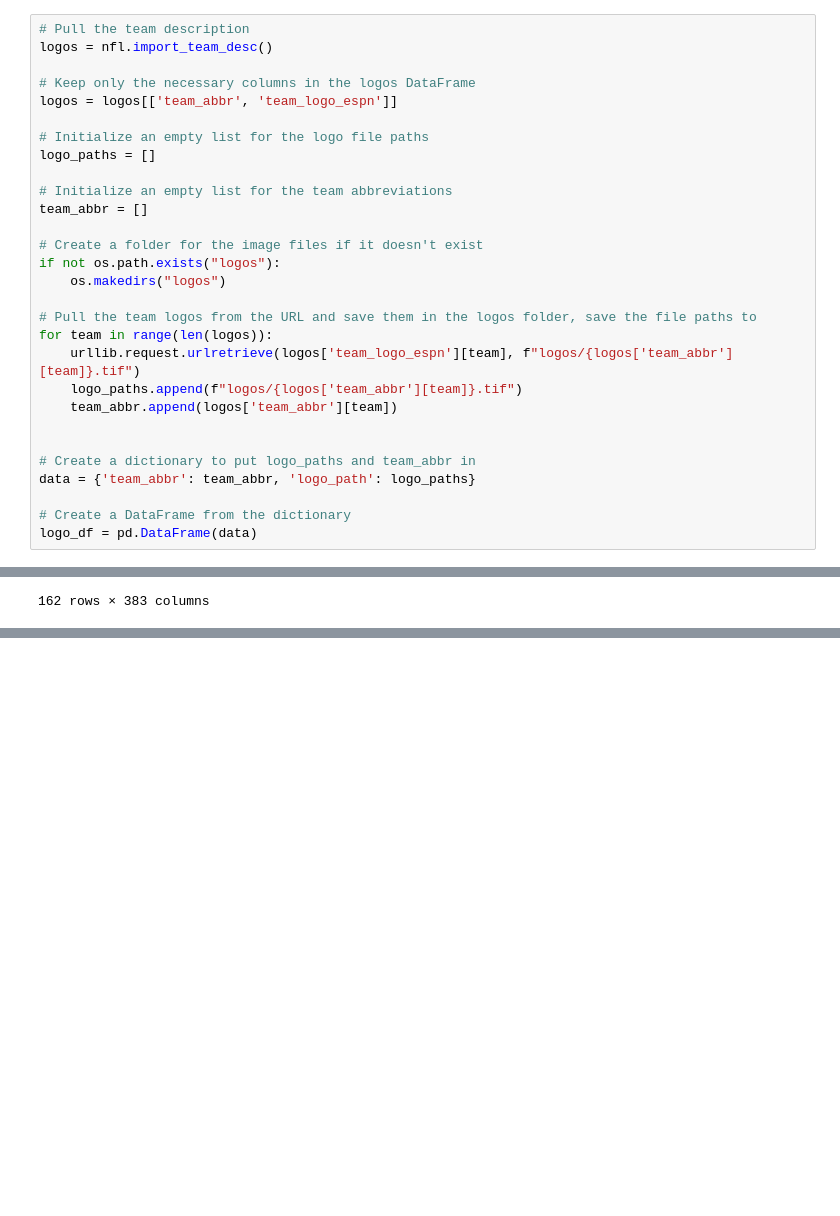
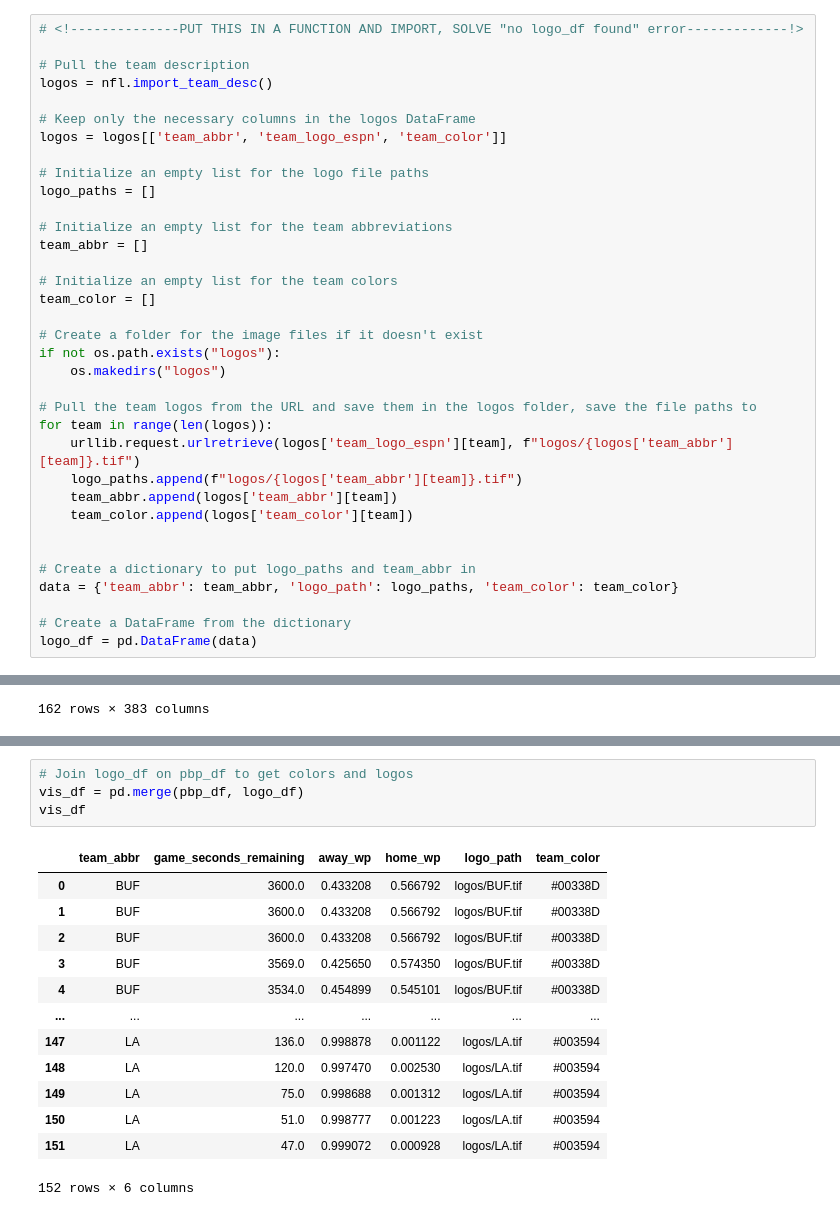
Before and after one commit to tbryan2/NFL-Win-Probability-Chart, a Jupyter notebook: NFL-Win-Probability-Visualization.ipynb, the cells around one changed output, grey strips where cells are left out. Drawn from its saved outputs; the diff is of its cells as text; blank space fills up the shorter version.

```diff
--- a/NFL-Win-Probability-Visualization.ipynb
+++ b/NFL-Win-Probability-Visualization.ipynb
@@ -8,15 +14,20 @@ import urllib.request
 # %%
+# <!--------------PUT THIS IN A FUNCTION AND IMPORT, SOLVE "no logo_df found" error-------------!>
+
 # Pull the team description
 logos = nfl.import_team_desc()
 
 # Keep only the necessary columns in the logos DataFrame
-logos = logos[['team_abbr', 'team_logo_espn']]
+logos = logos[['team_abbr', 'team_logo_espn', 'team_color']]
 
 # Initialize an empty list for the logo file paths
 logo_paths = []
 
 # Initialize an empty list for the team abbreviations
 team_abbr = []
+
+# Initialize an empty list for the team colors
+team_color = []
 
 # Create a folder for the image files if it doesn't exist
 if not os.path.exists("logos"):
@@ -27,10 +38,11 @@ for team in range(len(logos)):
     urllib.request.urlretrieve(logos['team_logo_espn'][team], f"logos/{logos['team_abbr'][team]}.tif")
     logo_paths.append(f"logos/{logos['team_abbr'][team]}.tif")
     team_abbr.append(logos['team_abbr'][team])
+    team_color.append(logos['team_color'][team])
 
 
 # Create a dictionary to put logo_paths and team_abbr in
-data = {'team_abbr': team_abbr, 'logo_path': logo_paths}
+data = {'team_abbr': team_abbr, 'logo_path': logo_paths, 'team_color': team_color}
 
 # Create a DataFrame from the dictionary
 logo_df = pd.DataFrame(data)
@@ -127,0 +80,18 @@ plt.xlim((3600, 0));
+# %%
+# Join logo_df on pbp_df to get colors and logos
+vis_df = pd.merge(pbp_df, logo_df)
+vis_df
+# %% [output]
+|  | team_abbr | game_seconds_remaining | away_wp | home_wp | logo_path | team_color |
+| 0 | BUF | 3600.0 | 0.433208 | 0.566792 | logos/BUF.tif | #00338D |
+| 1 | BUF | 3600.0 | 0.433208 | 0.566792 | logos/BUF.tif | #00338D |
+| 2 | BUF | 3600.0 | 0.433208 | 0.566792 | logos/BUF.tif | #00338D |
+| 3 | BUF | 3569.0 | 0.425650 | 0.574350 | logos/BUF.tif | #00338D |
+| 4 | BUF | 3534.0 | 0.454899 | 0.545101 | logos/BUF.tif | #00338D |
+| ... | ... | ... | ... | ... | ... | ... |
+| 147 | LA | 136.0 | 0.998878 | 0.001122 | logos/LA.tif | #003594 |
+| 148 | LA | 120.0 | 0.997470 | 0.002530 | logos/LA.tif | #003594 |
+| 149 | LA | 75.0 | 0.998688 | 0.001312 | logos/LA.tif | #003594 |
+| 150 | LA | 51.0 | 0.998777 | 0.001223 | logos/LA.tif | #003594 |
+| 151 | LA | 47.0 | 0.999072 | 0.000928 | logos/LA.tif | #003594 |
+152 rows × 6 columns
```
Also changed, not shown: parts of 6 cells of this notebook.
